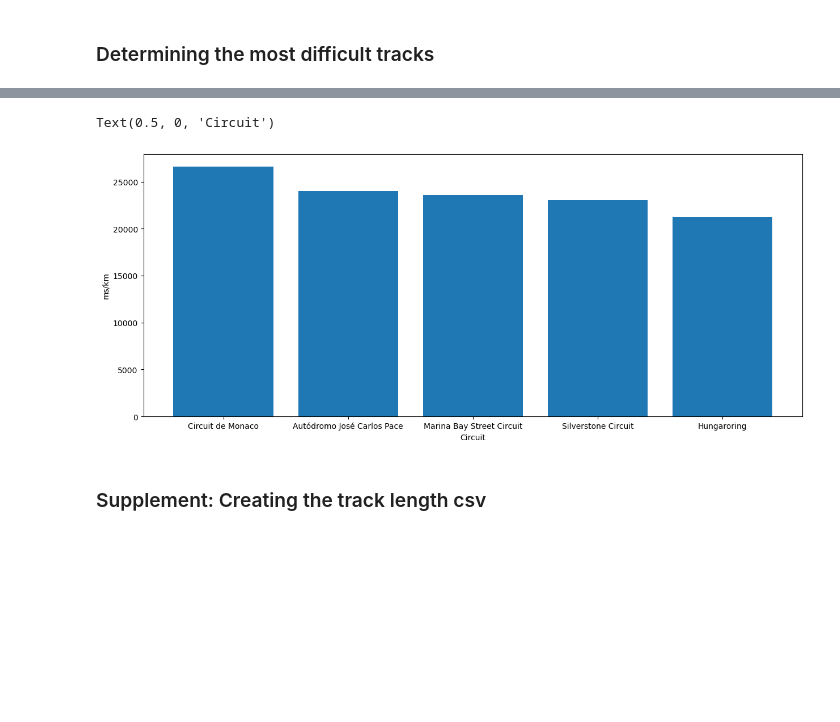
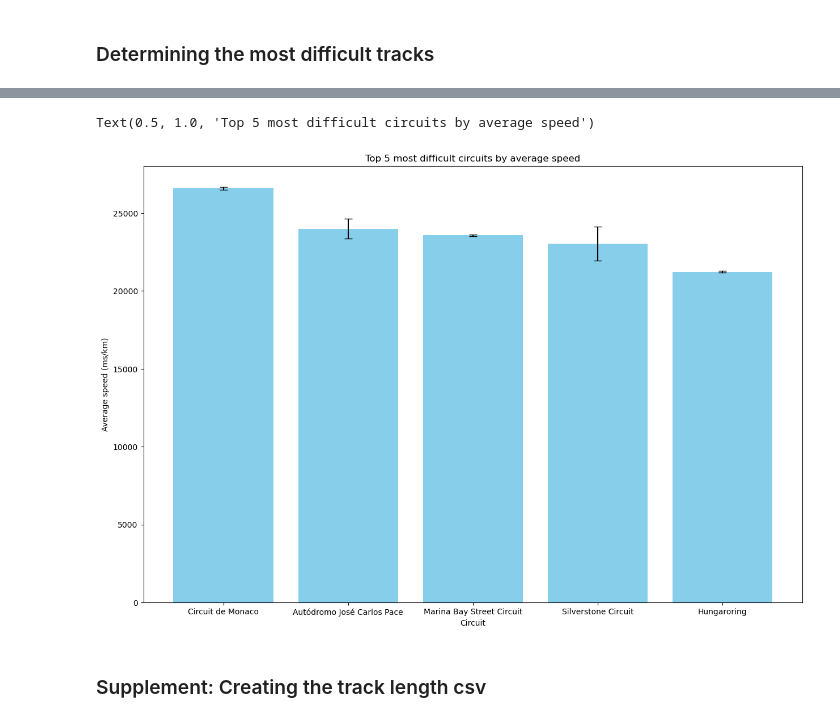
Before and after one commit to alin-peepy6/qtm151fall2025, a Jupyter notebook: Final Project - work/work.ipynb, the cells around one changed output, grey strips where cells are left out. Cells and saved outputs as stored; diff of their text form; code cells hidden in the pictures; blank space fills up the shorter version.

```diff
--- a/Final Project - work/work.ipynb
+++ b/Final Project - work/work.ipynb
@@ -77,0 +113,11 @@ See the caveats in the documentation: https://pandas.pydata.org/pandas-docs/stab
+# %%
+#merge track length and average lap time
+df_length = df_length[['circuitId','circuit_name']].drop_duplicates()
+df_final = pd.merge(df_avg,df_length,
+                     on='circuitId',
+                     how='left')
+
+# rearrange columns and rename to make the dataframe look nicer
+df_final = df_final[['circuitId','circuit_name','avg_ms','se_ms','circuit_length']]
+df_final = df_final.rename(columns = {'circuit_length' : 'avg_km'})
+display(df_final)
@@ -79,8 +143,9 @@ See the caveats in the documentation: https://pandas.pydata.org/pandas-docs/stab
 ### Determining the most difficult tracks
 # %%
 # find ms/km for each track
-df_final['ms_per_km'] = df_final['milliseconds']/df_final['km']
-df_final_sorted = df_final.sort_values(by='ms_per_km',ascending=False)
+df_final['avg_ms_per_km'] = df_final['avg_ms']/df_final['avg_km']
+df_final['se_ms_per_km'] = df_final['se_ms']/df_final['avg_km']
+df_final_sorted = df_final.sort_values(by='avg_ms_per_km',ascending=False)
 
 display(df_final_sorted)
 # %% [output]
@@ -104,11 +169,20 @@ display(df_final_sorted)
 # %%
 # plot
-plt.figure(figsize=(15,6))
-plt.bar("circuit_name","ms_per_km", data=df_final_sorted.head(5))
-plt.ylabel('ms/km')
+df_plot = df_final_sorted.head(5)
+
+plt.figure(figsize=(15,10))
+plt.bar(
+    df_plot["circuit_name"],
+    df_plot["avg_ms_per_km"],
+    yerr=df_plot["se_ms_per_km"],
+    capsize=5,
+    color='skyblue'
+)
 plt.xlabel('Circuit')
+plt.ylabel('Average speed (ms/km)')
+plt.title('Top 5 most difficult circuits by average speed')
 # %% [output]
-Text(0.5, 0, 'Circuit')
+Text(0.5, 1.0, 'Top 5 most difficult circuits by average speed')
-[figure, old version]
+[figure, new version]
 # %% [markdown]
 ### Supplement: Creating the track length csv
```
Also changed, not shown: parts of 8 cells of this notebook.
